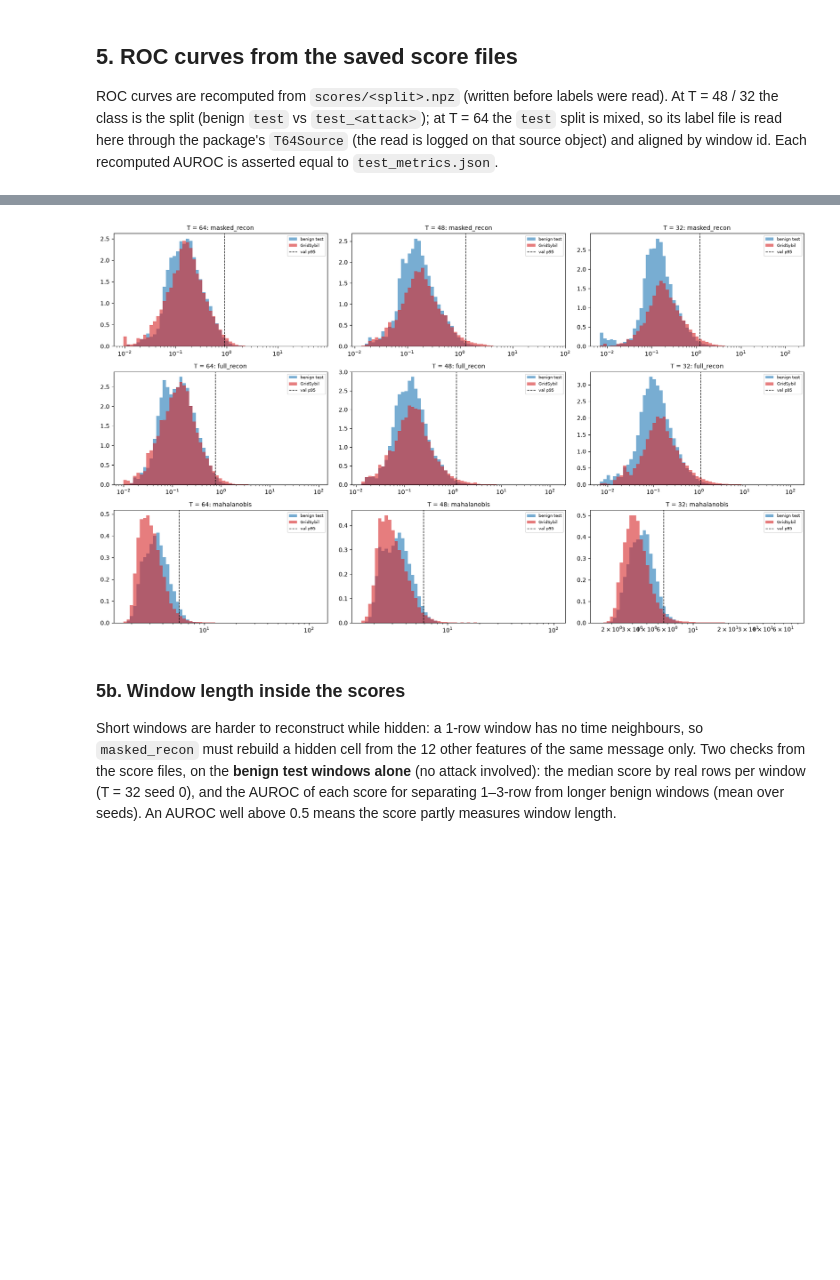
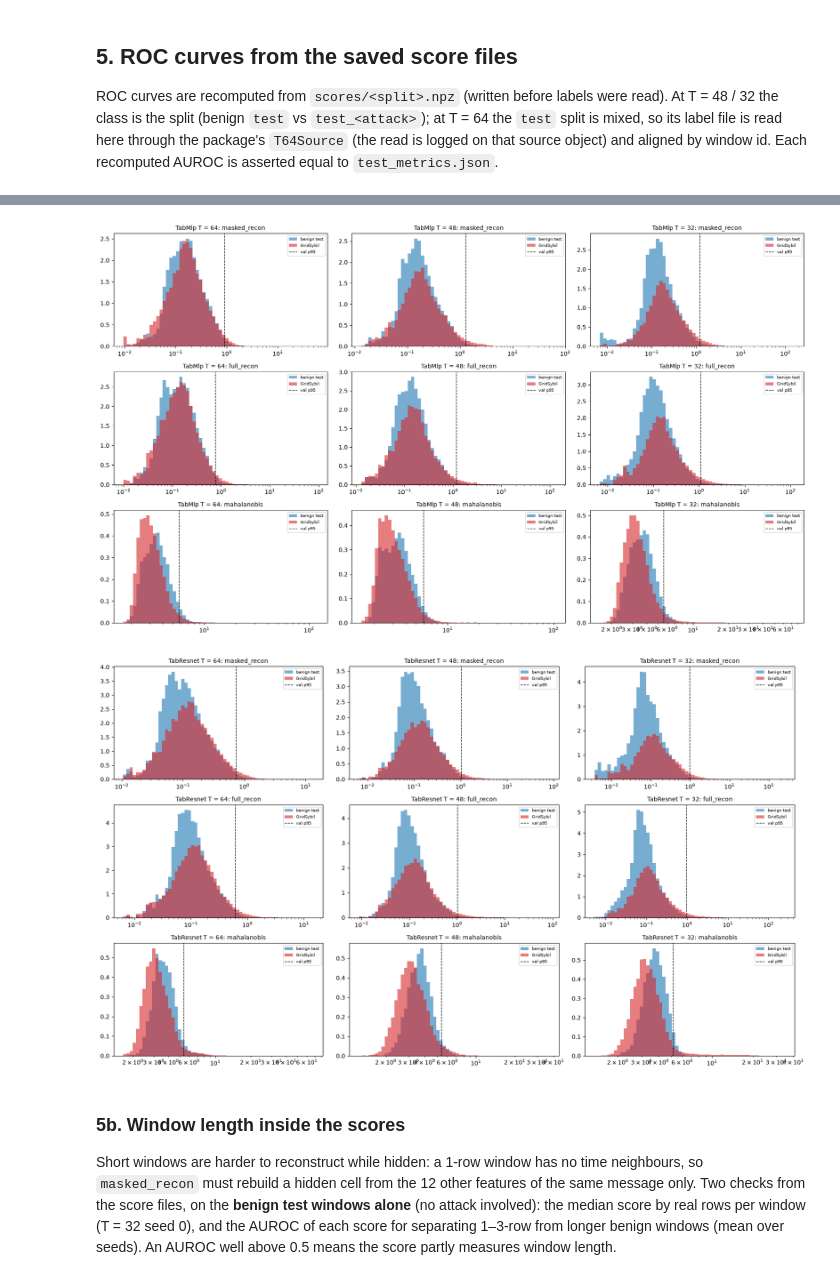
Before and after one commit to bibekgupta3333/sybil-llm, a Jupyter notebook: task/masked_autoencoder/masked_autoencoder.ipynb, the cells around one changed output, grey strips where cells are left out. Cells and saved outputs as stored; diff of their text form; code cells hidden in the pictures; blank space fills up the shorter version.

```diff
--- a/task/masked_autoencoder/masked_autoencoder.ipynb
+++ b/task/masked_autoencoder/masked_autoencoder.ipynb
@@ -20 +25,3 @@ one-class ConvAE, 7 analysis. Side experiment, not the thesis TimesNet model.
+# %%
+ENCODERS = ["mlp", "resnet"]
 # %% [markdown]
@@ -568,18 +768,23 @@ Score distributions, GridSybil vs benign test, seed 0 per T, with the benign val
 # %%
-fig, axes = plt.subplots(len(SCORES), len(WINDOWS), figsize=(17, 10))
-for j, t in enumerate(WINDOWS):
-    y, s, _ = roc_data(t, 0, "GridSybil")
-    thr = RUNS[(t, 0)]["summary"]["thresholds"]["window"]
-    for i, name in enumerate(SCORES):
-        ax, v = axes[i, j], s[name]
-        bins = np.logspace(np.log10(max(v.min(), 1e-4)), np.log10(v.max()), 60)
-        ax.hist(v[y == 0], bins=bins, density=True, alpha=0.6, label="benign test")
-        ax.hist(v[y == 1], bins=bins, density=True, alpha=0.6, color="tab:red", label="GridSybil")
-        ax.axvline(thr[name]["p95"], color="black", ls="--", lw=1, label="val p95")
-        ax.set_xscale("log"); ax.set_title(f"T = {t}: {name}", fontsize=10); ax.legend(fontsize=7)
-fig.tight_layout(); plt.show()
+for enc in PRESENT:
+    fig, axes = plt.subplots(len(SCORES), len(WINDOWS), figsize=(17, 10))
+    for j, t in enumerate(WINDOWS):
+        y, s, _ = roc_data(enc, t, 0, "GridSybil")
+        thr = RUNS[(enc, t, 0)]["summary"]["thresholds"]["window"]
+        for i, name in enumerate(SCORES):
+            ax, v = axes[i, j], s[name]
+            bins = np.logspace(np.log10(max(v.min(), 1e-4)), np.log10(v.max()), 60)
+            ax.hist(v[y == 0], bins=bins, density=True, alpha=0.6, label="benign test")
+            ax.hist(v[y == 1], bins=bins, density=True, alpha=0.6, color="tab:red", label="GridSybil")
+            ax.axvline(thr[name]["p95"], color="black", ls="--", lw=1, label="val p95")
+            ax.set_xscale("log")
+            ax.set_title(f"{ENCODER_NAMES[enc]} T = {t}: {name}", fontsize=10)
+            ax.legend(fontsize=7)
+    fig.tight_layout()
+    plt.show()
 # %% [output]
-[figure, old version]
+[figure, new version]
+[figure, added]
 # %% [markdown]
 ### 5b. Window length inside the scores
 
```
Also changed, not shown: parts of 39 cells of this notebook, 35 other files.
